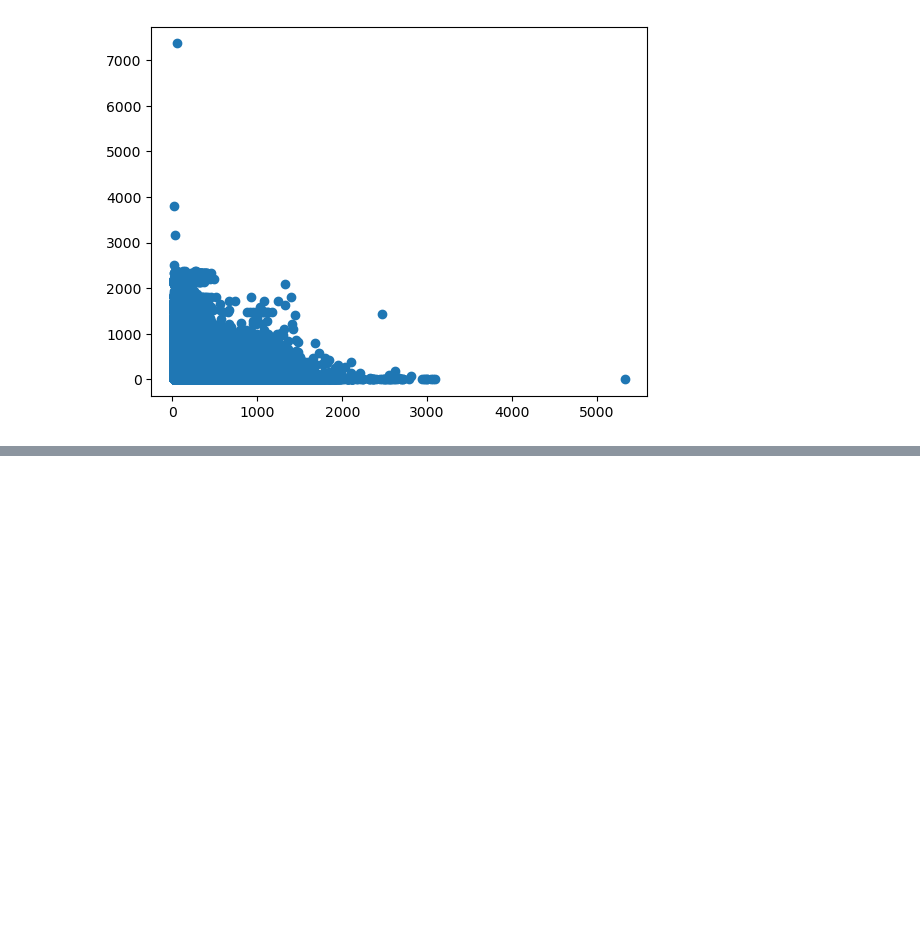
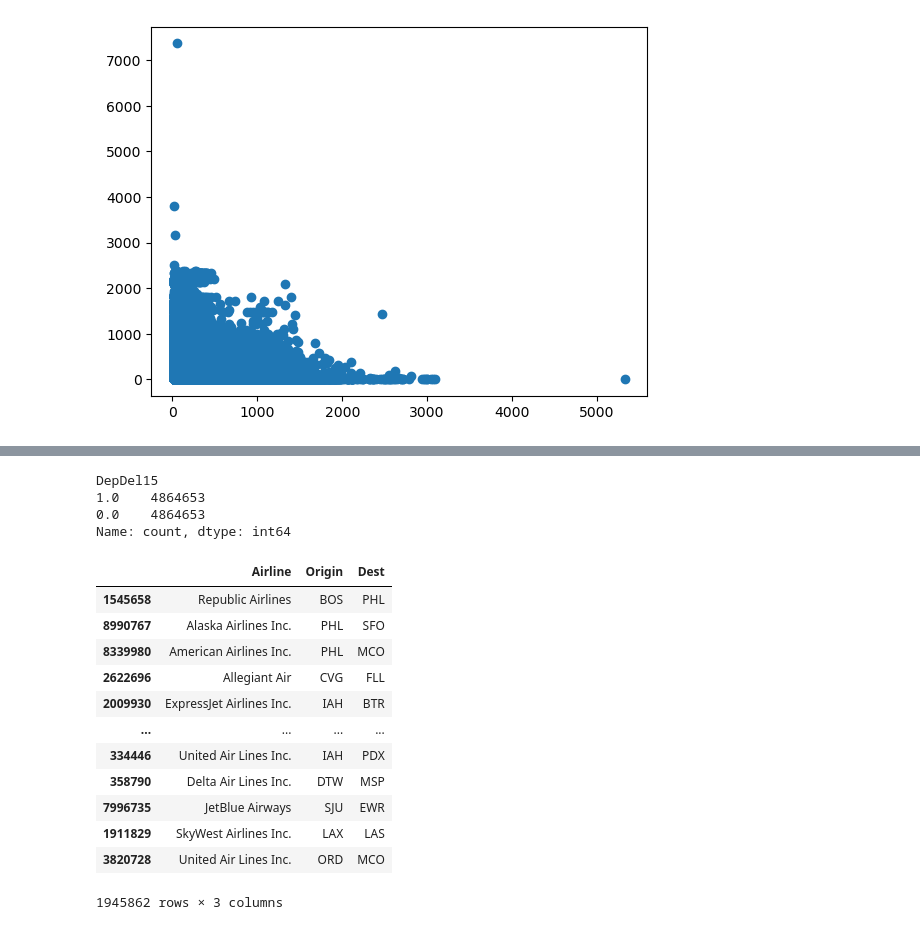
Before and after one commit to ekrichards/DSC288R_Capstone, a Jupyter notebook: notebooks/er_EDA.ipynb, the cells around one changed output, grey strips where cells are left out. Drawn from its saved outputs; the diff is of its cells as text; code cells hidden in the pictures; blank space fills up the shorter version.

```diff
--- a/notebooks/er_EDA.ipynb
+++ b/notebooks/er_EDA.ipynb
@@ -143,0 +152,2 @@ plt.scatter(df_final_weather_delay15['DepDelay'], df_final_weather_delay15['Orig
+# %%
+df = pd.read_parquet(r'C:\Users\ekait\Git\DSC288R_Capstone\data\final\final_data.parquet')
@@ -143,0 +179,28 @@ plt.scatter(df_final_weather_delay15['DepDelay'], df_final_weather_delay15['Orig
+# %%
+# Separate delayed and non-delayed flights
+delayed_flights = df[df['DepDel15'] == 1]
+on_time_flights = df[df['DepDel15'] == 0]
+
+# Undersample non-delayed to match delayed (1:1 ratio)
+on_time_flights_sampled = resample(on_time_flights,
+                                   replace=False,  # No duplicates
+                                   n_samples=len(delayed_flights),  # Match delayed count
+                                   random_state=42)
+
+# Combine undersampled data
+df_balanced = pd.concat([delayed_flights, on_time_flights_sampled])
+
+# Shuffle the dataset
+df_balanced = df_balanced.sample(frac=1, random_state=42).reset_index(drop=True)
+
+print(df_balanced['DepDel15'].value_counts())  # Check final class distribution
+# %% [output]
+DepDel15
+1.0    4864653
+0.0    4864653
+Name: count, dtype: int64
+# %%
+X = df_balanced[['Airline', 'Origin', 'Dest']]
+y = df_balanced['DepDel15']
+# %%
+X_train, X_test, y_train, y_test = train_test_split(X, y, test_size=0.2, random_state=42)
@@ -143,0 +213,16 @@ plt.scatter(df_final_weather_delay15['DepDelay'], df_final_weather_delay15['Orig
+# %%
+X_test
+# %% [output]
+|  | Airline | Origin | Dest |
+| 1545658 | Republic Airlines | BOS | PHL |
+| 8990767 | Alaska Airlines Inc. | PHL | SFO |
+| 8339980 | American Airlines Inc. | PHL | MCO |
+| 2622696 | Allegiant Air | CVG | FLL |
+| 2009930 | ExpressJet Airlines Inc. | IAH | BTR |
+| ... | ... | ... | ... |
+| 334446 | United Air Lines Inc. | IAH | PDX |
+| 358790 | Delta Air Lines Inc. | DTW | MSP |
+| 7996735 | JetBlue Airways | SJU | EWR |
+| 1911829 | SkyWest Airlines Inc. | LAX | LAS |
+| 3820728 | United Air Lines Inc. | ORD | MCO |
+1945862 rows × 3 columns
```
Also changed, not shown: parts of 26 cells of this notebook, 3 other files.
